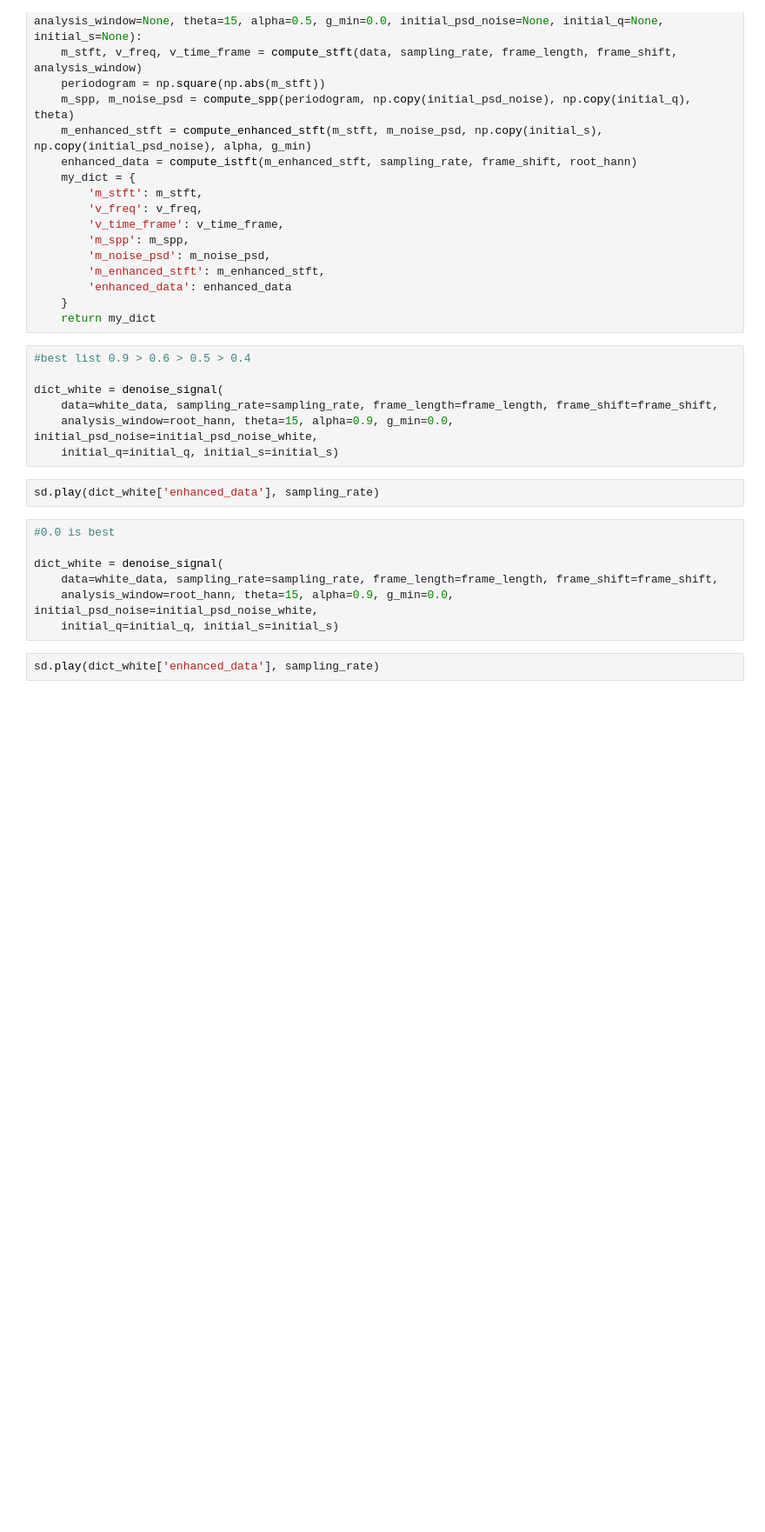
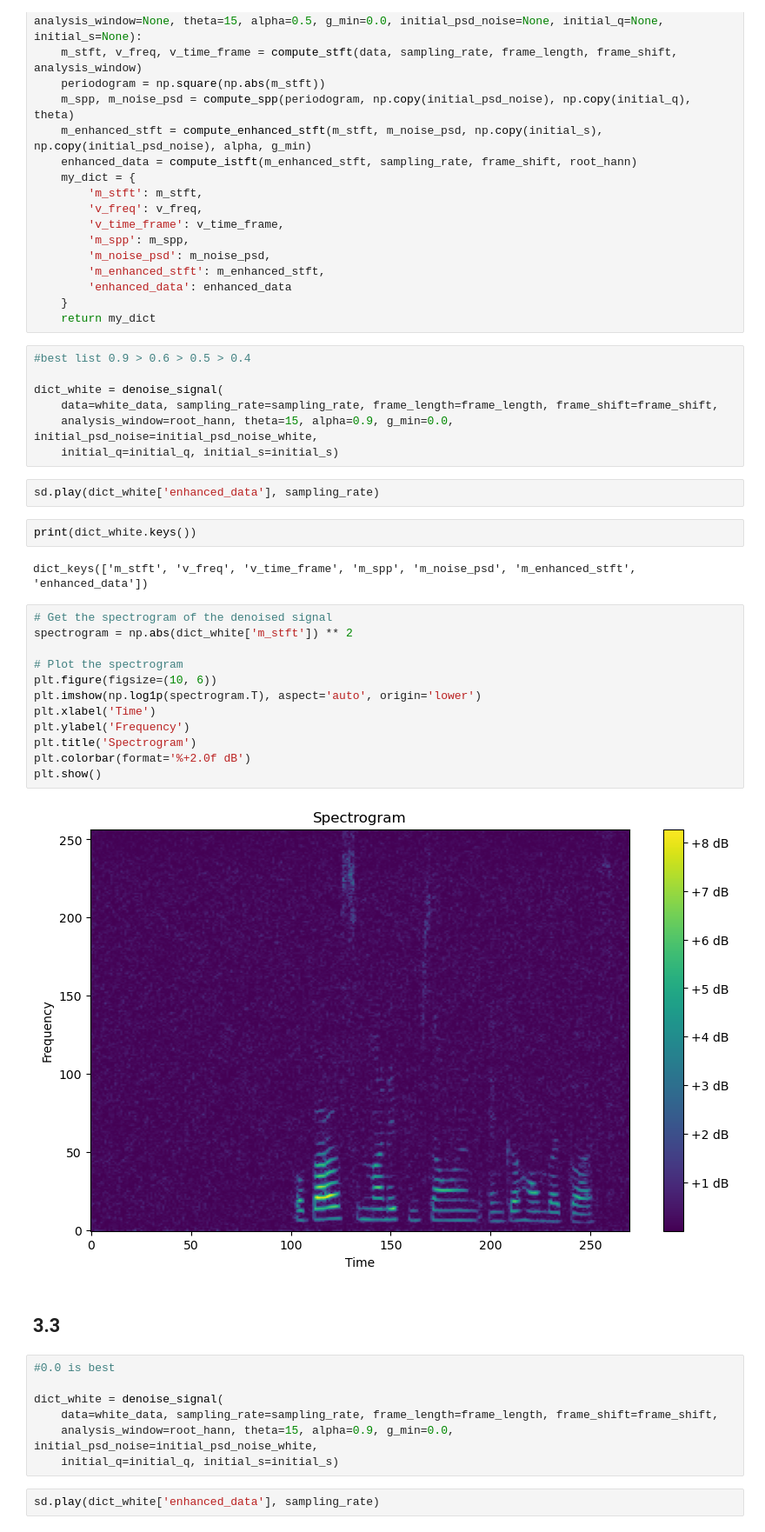
Before and after one commit to angelonti/uhh_ssp_summer2023, a Jupyter notebook: exercise6/exercise6.ipynb, the cells around one changed output. Shown at 87% size. Drawn from its saved outputs; the diff is of its cells as text; blank space fills up the shorter version.

```diff
--- a/exercise6/exercise6.ipynb
+++ b/exercise6/exercise6.ipynb
@@ -547,6 +572,26 @@ dict_white = denoise_signal(
     initial_q=initial_q, initial_s=initial_s)
 # %%
 sd.play(dict_white['enhanced_data'], sampling_rate)
+# %%
+print(dict_white.keys())
+# %% [output]
+dict_keys(['m_stft', 'v_freq', 'v_time_frame', 'm_spp', 'm_noise_psd', 'm_enhanced_stft', 'enhanced_data'])
+# %%
+# Get the spectrogram of the denoised signal
+spectrogram = np.abs(dict_white['m_stft']) ** 2
+
+# Plot the spectrogram
+plt.figure(figsize=(10, 6))
+plt.imshow(np.log1p(spectrogram.T), aspect='auto', origin='lower')
+plt.xlabel('Time')
+plt.ylabel('Frequency')
+plt.title('Spectrogram')
+plt.colorbar(format='%+2.0f dB')
+plt.show()
+# %% [output]
+[figure, added]
+# %% [markdown]
+## 3.3
 # %%
 #0.0 is best
 
```
Also changed, not shown: parts of 22 cells of this notebook.
